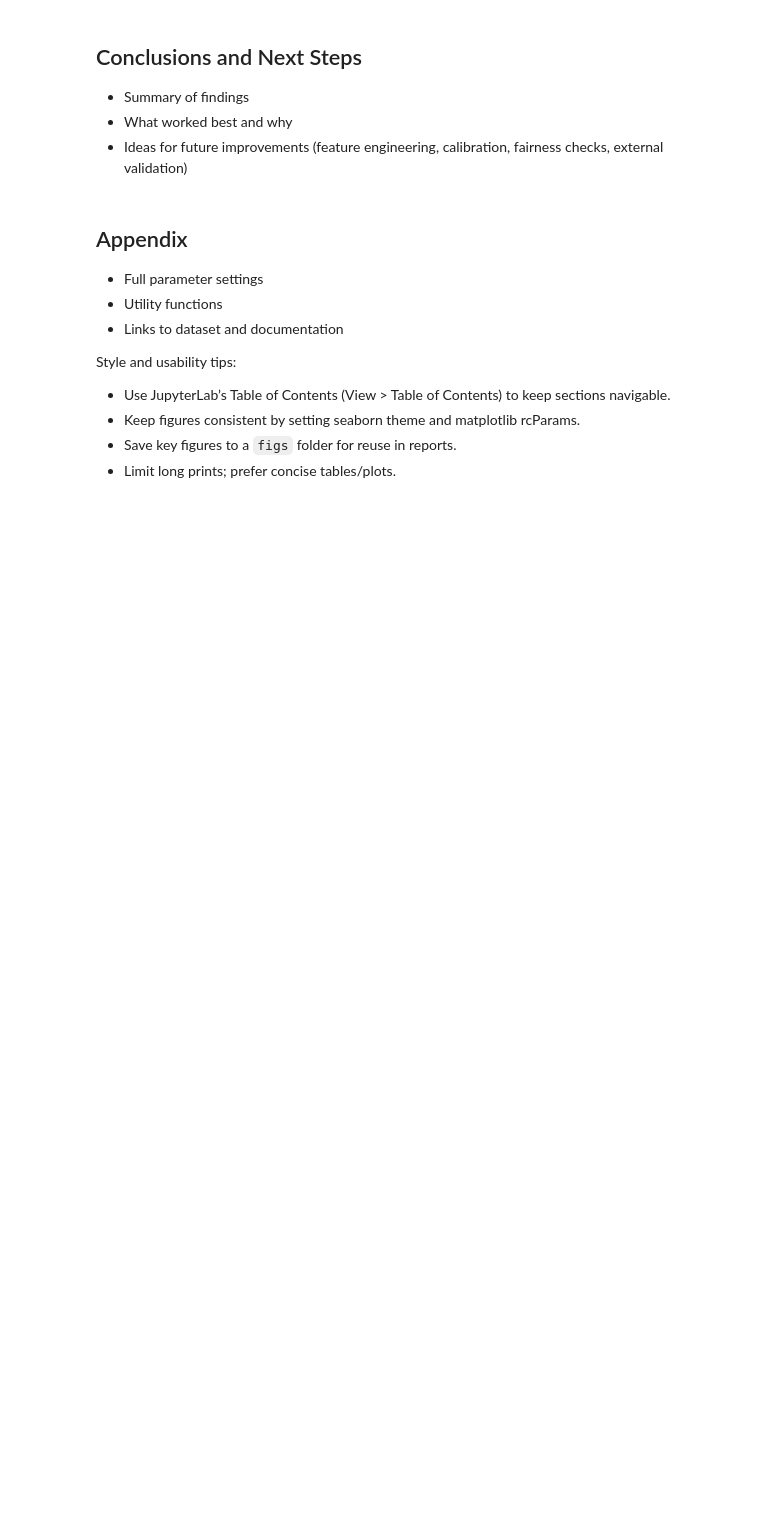
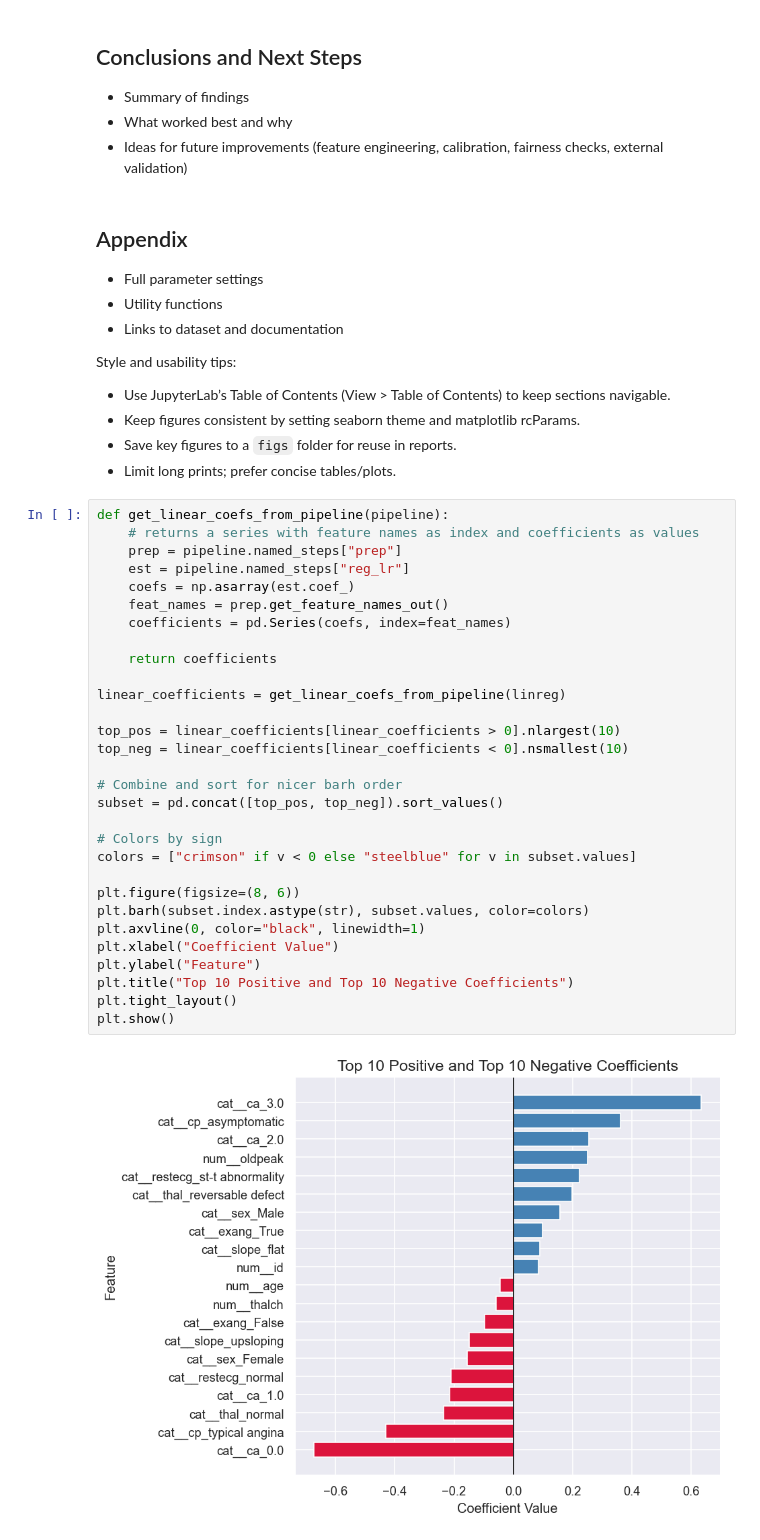
Before and after one commit to sean-coffey/ml-course-work, a Jupyter notebook: Heart_Disease.ipynb, the cells around one changed output. Saved outputs shown, nothing was run; the diff lists cells and outputs as text; blank space fills up the shorter version.

```diff
--- a/Heart_Disease.ipynb
+++ b/Heart_Disease.ipynb
@@ -636,3 +1076,35 @@ Style and usability tips:
 - Keep figures consistent by setting seaborn theme and matplotlib rcParams.
 - Save key figures to a `figs` folder for reuse in reports.
 - Limit long prints; prefer concise tables/plots.
+# %%
+def get_linear_coefs_from_pipeline(pipeline):
+    # returns a series with feature names as index and coefficients as values
+    prep = pipeline.named_steps["prep"]
+    est = pipeline.named_steps["reg_lr"]
+    coefs = np.asarray(est.coef_)
+    feat_names = prep.get_feature_names_out()
+    coefficients = pd.Series(coefs, index=feat_names)
+
+    return coefficients
+
+linear_coefficients = get_linear_coefs_from_pipeline(linreg)
+
+top_pos = linear_coefficients[linear_coefficients > 0].nlargest(10)
+top_neg = linear_coefficients[linear_coefficients < 0].nsmallest(10)
+
+# Combine and sort for nicer barh order
+subset = pd.concat([top_pos, top_neg]).sort_values()
+
+# Colors by sign
+colors = ["crimson" if v < 0 else "steelblue" for v in subset.values]
+
+plt.figure(figsize=(8, 6))
+plt.barh(subset.index.astype(str), subset.values, color=colors)
+plt.axvline(0, color="black", linewidth=1)
+plt.xlabel("Coefficient Value")
+plt.ylabel("Feature")
+plt.title("Top 10 Positive and Top 10 Negative Coefficients")
+plt.tight_layout()
+plt.show()
+# %% [output]
+[figure, added]
```
Also changed, not shown: parts of 33 cells of this notebook, 1 other file.
